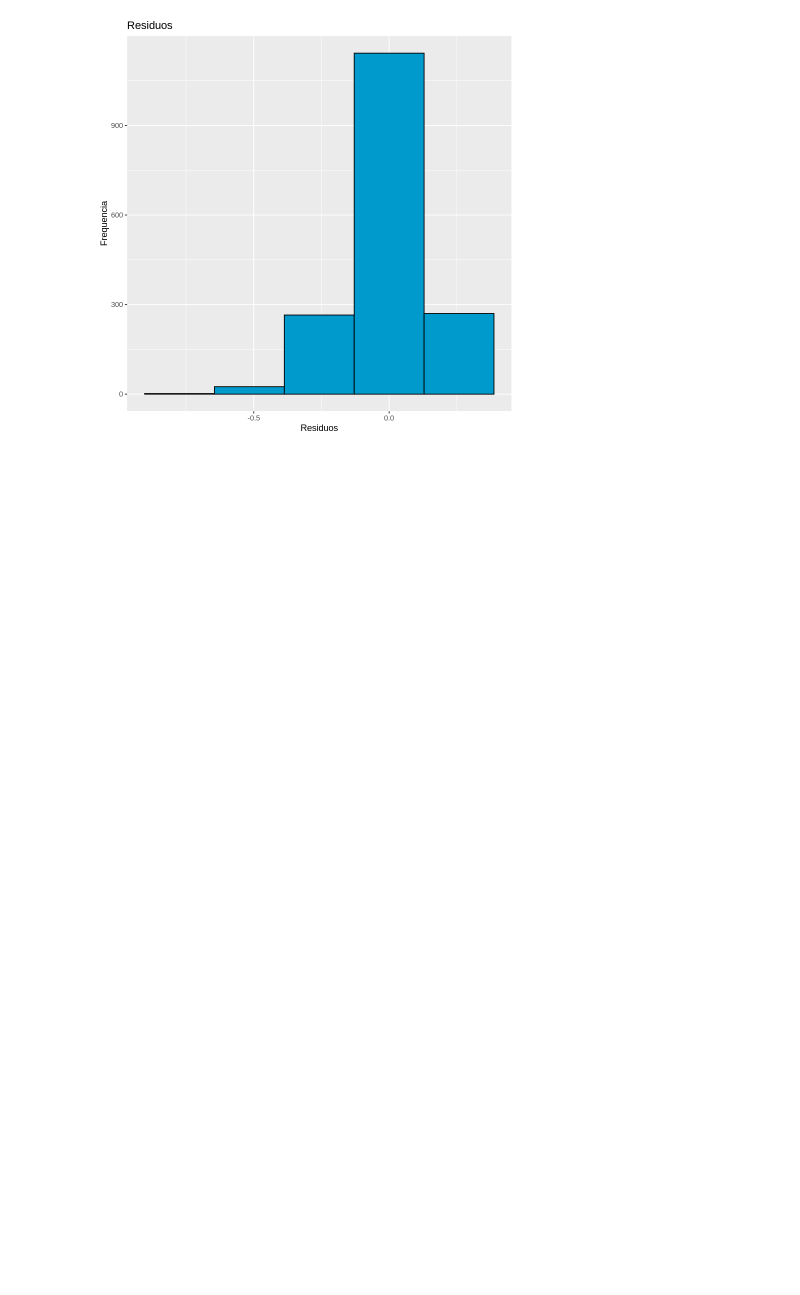
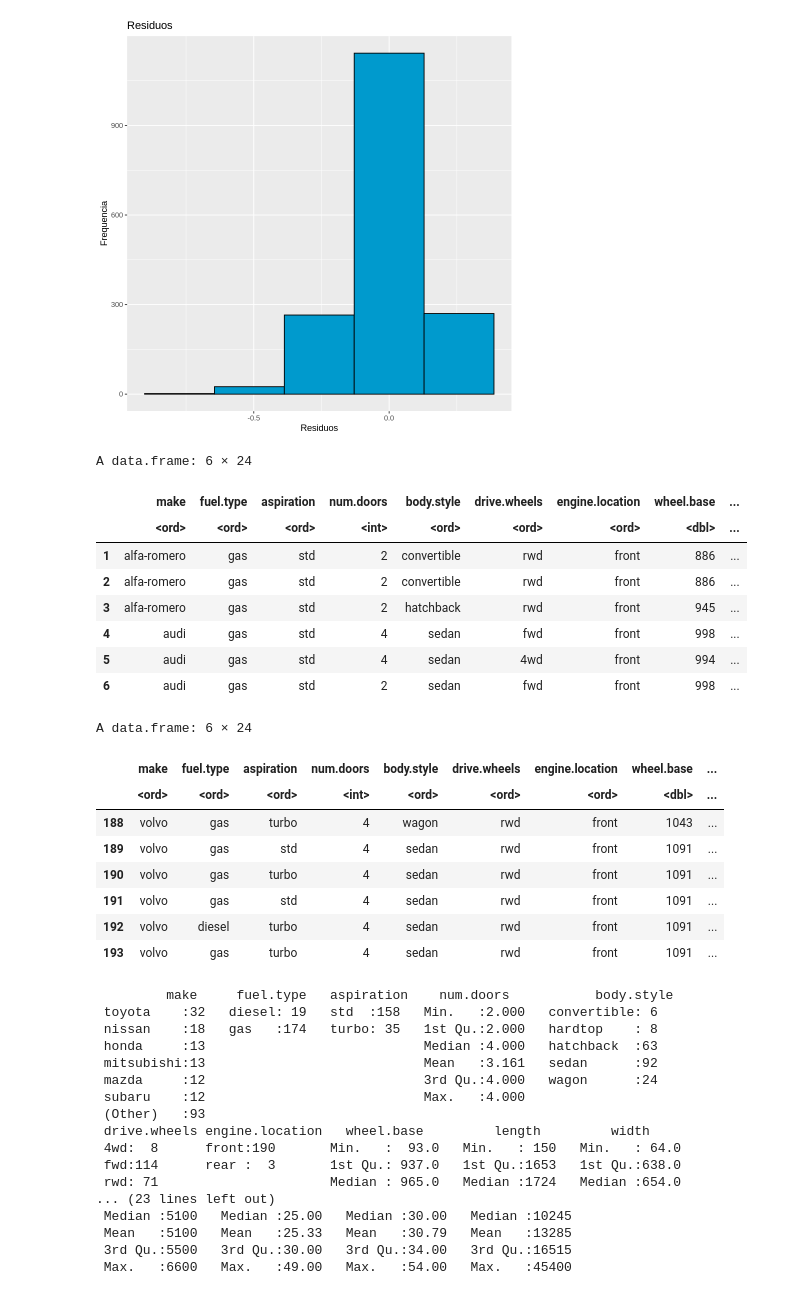
Before and after one commit to BrunaKrasotaMatos/An-liseEstat-stica, a Jupyter notebook: Trilha4/Trilha4.ipynb, the cells around one changed output. Drawn from its saved outputs; the diff is of its cells as text; code cells hidden in the pictures; blank space fills up the shorter version.

```diff
--- a/Trilha4/Trilha4.ipynb
+++ b/Trilha4/Trilha4.ipynb
@@ -405,3 +405,76 @@ ggplot(data=mod_pib.df) +
 # %% [output]
 [figure]
 [figure]
+# %%
+# PROBLEMA 3
+# Importa dados
+
+autos_imp <- read.csv(file = 'autos.csv',sep = ';')
+
+autos_imp <- transform(
+  autos_imp,make = as.ordered(make))
+autos_imp <- transform(
+  autos_imp,fuel.type = as.ordered(fuel.type))
+autos_imp <- transform(
+  autos_imp,aspiration = as.ordered(aspiration))
+autos_imp <- transform(
+  autos_imp,body.style = as.ordered(body.style))
+autos_imp <- transform(
+  autos_imp,drive.wheels = as.ordered(drive.wheels))
+autos_imp <- transform(
+  autos_imp,engine.location = as.ordered(engine.location))
+autos_imp$wheel.base <- as.double(gsub(",","",autos_imp$wheel.base))
+autos_imp$length <- as.double(gsub(",","",autos_imp$length))
+autos_imp$width <- as.double(gsub(",","",autos_imp$width))
+autos_imp$height <- as.double(gsub(",","",autos_imp$height))
+autos_imp <- transform(
+  autos_imp,engine.type = as.ordered(engine.type))
+autos_imp <- transform(
+  autos_imp,fuel.system = as.ordered(fuel.system))
+autos_imp <- transform(
+  autos_imp,bore = as.ordered(bore))
+autos_imp <- transform(
+  autos_imp,stroke = as.ordered(stroke))
+autos_imp <- transform(
+  autos_imp,compression.ratio = as.ordered(compression.ratio))
+
+head(autos_imp)
+tail(autos_imp)
+summary(autos_imp)
+str(autos_imp)
+# %% [output]
+A data.frame: 6 × 24
+|  | make | fuel.type | aspiration | num.doors | body.style | drive.wheels | engine.location | wheel.base | ... |
+|  | <ord> | <ord> | <ord> | <int> | <ord> | <ord> | <ord> | <dbl> | ... |
+| 1 | alfa-romero | gas | std | 2 | convertible | rwd | front | 886 | ... |
+| 2 | alfa-romero | gas | std | 2 | convertible | rwd | front | 886 | ... |
+| 3 | alfa-romero | gas | std | 2 | hatchback | rwd | front | 945 | ... |
+| 4 | audi | gas | std | 4 | sedan | fwd | front | 998 | ... |
+| 5 | audi | gas | std | 4 | sedan | 4wd | front | 994 | ... |
+| 6 | audi | gas | std | 2 | sedan | fwd | front | 998 | ... |
+A data.frame: 6 × 24
+|  | make | fuel.type | aspiration | num.doors | body.style | drive.wheels | engine.location | wheel.base | ... |
+|  | <ord> | <ord> | <ord> | <int> | <ord> | <ord> | <ord> | <dbl> | ... |
+| 188 | volvo | gas | turbo | 4 | wagon | rwd | front | 1043 | ... |
+| 189 | volvo | gas | std | 4 | sedan | rwd | front | 1091 | ... |
+| 190 | volvo | gas | turbo | 4 | sedan | rwd | front | 1091 | ... |
+| 191 | volvo | gas | std | 4 | sedan | rwd | front | 1091 | ... |
+| 192 | volvo | diesel | turbo | 4 | sedan | rwd | front | 1091 | ... |
+| 193 | volvo | gas | turbo | 4 | sedan | rwd | front | 1091 | ... |
+         make     fuel.type   aspiration    num.doors           body.style
+ toyota    :32   diesel: 19   std  :158   Min.   :2.000   convertible: 6
+ nissan    :18   gas   :174   turbo: 35   1st Qu.:2.000   hardtop    : 8
+ honda     :13                            Median :4.000   hatchback  :63
+ mitsubishi:13                            Mean   :3.161   sedan      :92
+ mazda     :12                            3rd Qu.:4.000   wagon      :24
+ subaru    :12                            Max.   :4.000
+ (Other)   :93
+ drive.wheels engine.location   wheel.base         length         width
+ 4wd:  8      front:190       Min.   :  93.0   Min.   : 150   Min.   : 64.0
+ fwd:114      rear :  3       1st Qu.: 937.0   1st Qu.:1653   1st Qu.:638.0
+ rwd: 71                      Median : 965.0   Median :1724   Median :654.0
+... (23 lines left out)
+ Median :5100   Median :25.00   Median :30.00   Median :10245
+ Mean   :5100   Mean   :25.33   Mean   :30.79   Mean   :13285
+ 3rd Qu.:5500   3rd Qu.:30.00   3rd Qu.:34.00   3rd Qu.:16515
+ Max.   :6600   Max.   :49.00   Max.   :54.00   Max.   :45400
```
Also changed, not shown: parts of 1 cell of this notebook.
